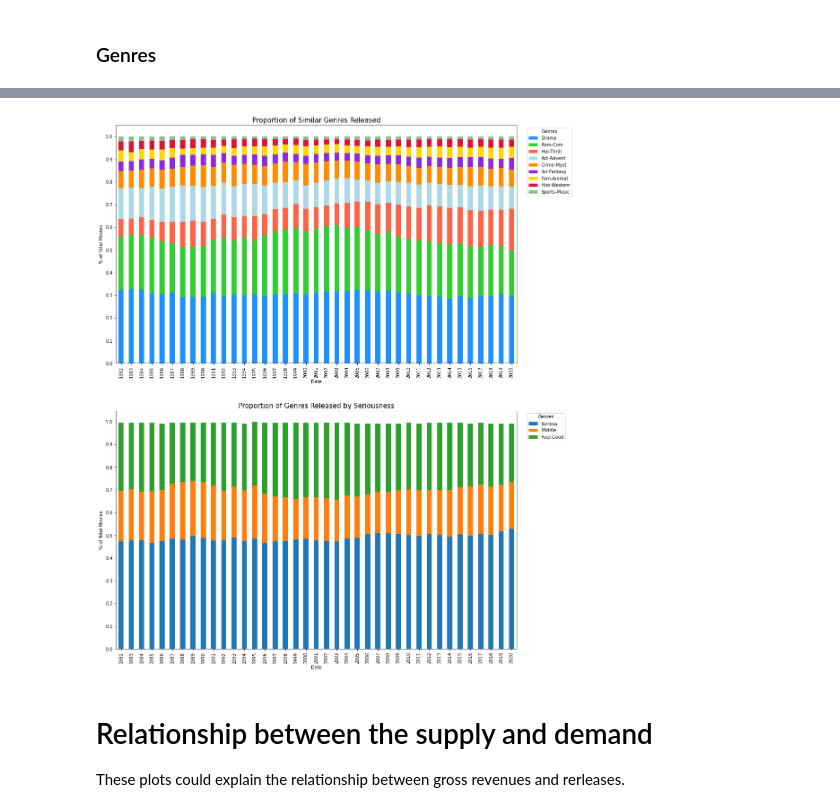
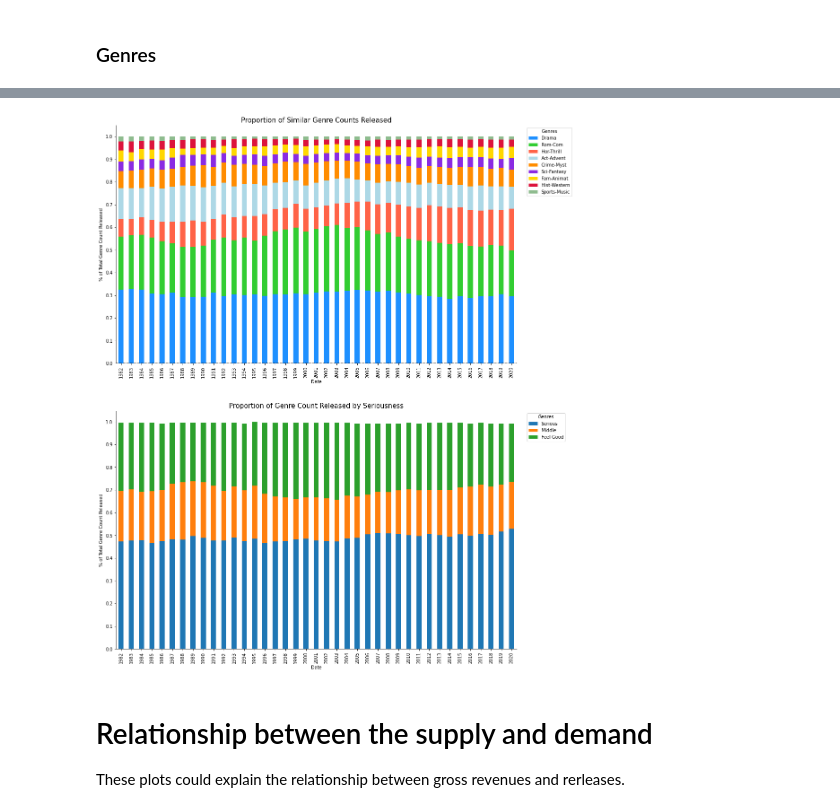
Before and after one commit to FabrizioCabreraC/Hollywood-as-recession-proof, a Jupyter notebook: Hollywood_Project.ipynb, the cells around one changed output, grey strips where cells are left out. Drawn from its saved outputs; the diff is of its cells as text; code cells hidden in the pictures.

```diff
--- a/Hollywood_Project.ipynb
+++ b/Hollywood_Project.ipynb
@@ -915,7 +915,7 @@ genres_pct[bot3_cats].plot(ax=ax[0], color=[(0.8, 0.8, 0.8)], lw=0.4, label=str(
 genres_pct[mid2_cats].plot(ax=ax[0], color=[(0.8, 0.8, 0.8)], lw=0.4, label=str())
 ax[0].legend(handles = [patch_Dra, patch_Rom, patch_Hor])
 ax[0].set_xlim("1981-01-01", "2021-06-01")
-ax[0].set_ylim(-50, 50)
+ax[0].set_ylim(-50, 60)
 
 us_rec_scale["USREC"].plot.area(ax=ax[1], alpha=0.12, color="gray", label=str())
 us_rec_scale["negative"].plot.area(ax=ax[1], alpha=0.12, color="gray", label=str())
@@ -925,7 +925,7 @@ genres_pct[smid2_cats].plot(ax=ax[1], color=[(0.8, 0.8, 0.8)], lw=0.4, label=str
 genres_pct[bot3_cats].plot(ax=ax[1], color=[(0.8, 0.8, 0.8)], lw=0.4, label=[str(),str()])
 ax[1].legend(handles = [patch_Act, patch_Cri])
 ax[1].set_xlim("1981-01-01", "2021-06-01")
-ax[1].set_ylim(-50, 50)
+ax[1].set_ylim(-50, 60)
 
 us_rec_scale["USREC"].plot.area(ax=ax[2], alpha=0.12, color="gray", label=str())
 us_rec_scale["negative"].plot.area(ax=ax[2], alpha=0.12, color="gray", label=str())
@@ -935,7 +935,7 @@ genres_pct[smid2_cats].plot(ax=ax[2], color = smid2_cats_c, linewidth=2.5)
 genres_pct[bot3_cats].plot(ax=ax[2], color=[(0.8, 0.8, 0.8)], lw=0.4, label=str())
 ax[2].legend(handles = [patch_Fam, patch_Sci])
 ax[2].set_xlim("1981-01-01", "2021-06-01")
-ax[2].set_ylim(-50, 50)
+ax[2].set_ylim(-50, 60)
 
 
 us_rec_scale["USREC"].plot.area(ax=ax[3], alpha=0.12, color="gray", label=str())
@@ -946,7 +946,7 @@ genres_pct[smid2_cats].plot(ax=ax[3], color=[(0.8, 0.8, 0.8)], lw=0.4, label='_H
 genres_pct[bot3_cats].plot(ax=ax[3], color = bot3_cats_c, linewidth=2.5)
 ax[3].legend(handles = [patch_his, patch_sport])
 ax[3].set_xlim("1981-01-01", "2021-06-01")
-ax[3].set_ylim(-50, 50)
+ax[3].set_ylim(-50, 60)
 
 ax[0].set_title("Top 3 Genres Produced", fontsize=15, pad=20)
 ax[1].set_title("Top 2 Middle Gernes Produced", fontsize=15, pad=20)
@@ -968,30 +968,32 @@ for i in range(0,4):
 # %%
 
 fig, ax = plt.subplots(2,1, figsize=(16,20))
 
 genres_share[comb_cats].plot.bar(stacked=True, ax=ax[0], color = comb_cats_c)
 ax[0].legend(title='Genres', loc='upper left', bbox_to_anchor=(1.02, 1), ncol=1)
-ax[0].set_title("Proportion of Similar Genres Released", fontsize=15)
+ax[0].set_title("Proportion of Similar Genre Counts Released", fontsize=15)
 ax[0].set_ylabel("% of Total Movies")
 ax[0].set_xlabel("Date")
 ax[0].axhline(0, color="k", alpha=0.5, linestyle="--")
 
 
 genres_share[three_cats].plot.bar(stacked=True, ax=ax[1], color=three_cats_c)
 ax[1].legend(title='Genres', loc='upper left', bbox_to_anchor=(1.02, 1), ncol=1)
-ax[1].set_title("Proportion of Genres Released by Seriousness", fontsize=15)
+ax[1].set_title("Proportion of Genre Count Released by Seriousness", fontsize=15)
 ax[1].set_ylabel("% of Total Movies")
 ax[1].set_xlabel("Date")
 
 for i in range(0,2):
-    ax[i].set_ylabel("% of Total Movies")
+    ax[i].set_ylabel("% of Total Genre Count Released")
     ax[i].set_xlabel("Date")
     ax[i].set_yticks([0,.1,.2,.3,.4,.5,.6,.7,.8,.9,1])
+    ax[i].spines["right"].set_visible(False)
+    ax[i].spines["top"].set_visible(False)
 
 
 plt.subplots_adjust(left=None, bottom=None, right=None, top=.935, wspace=None, hspace=None)
 # %% [output]
-[figure, old version]
+[figure, new version]
 # %% [markdown]
 # Relationship between the supply and demand
 
```
Also changed, not shown: parts of 15 cells of this notebook.
